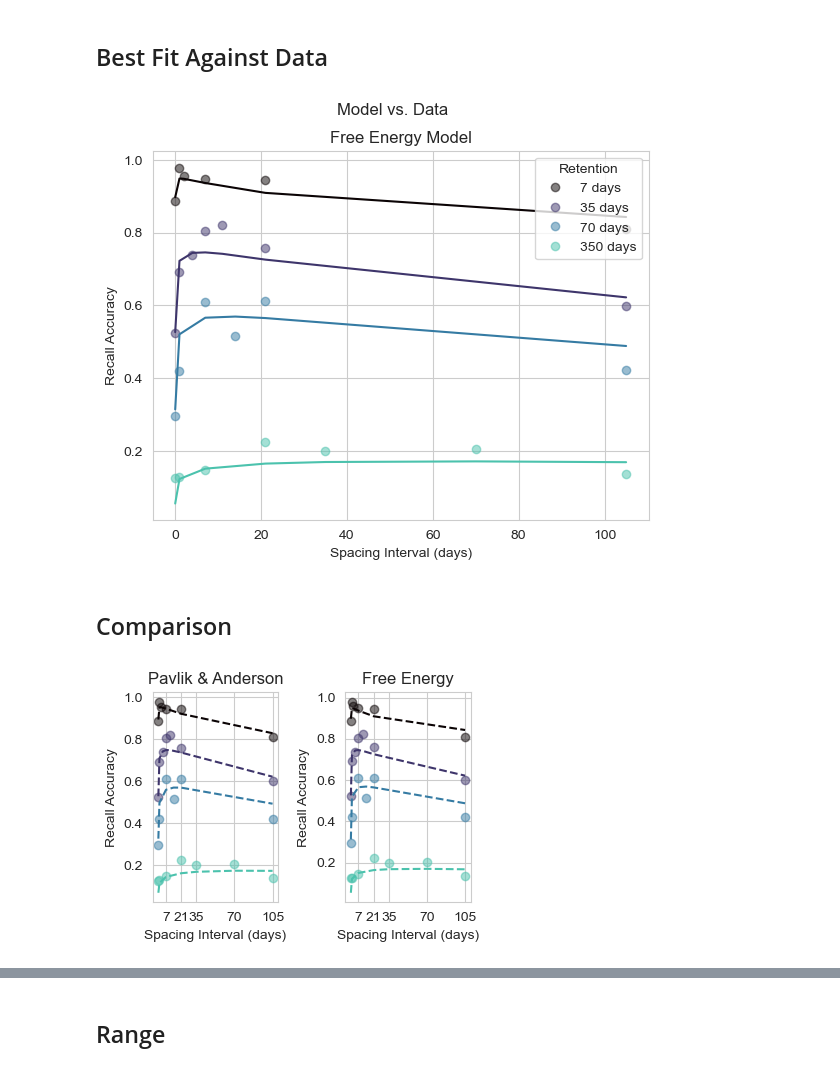
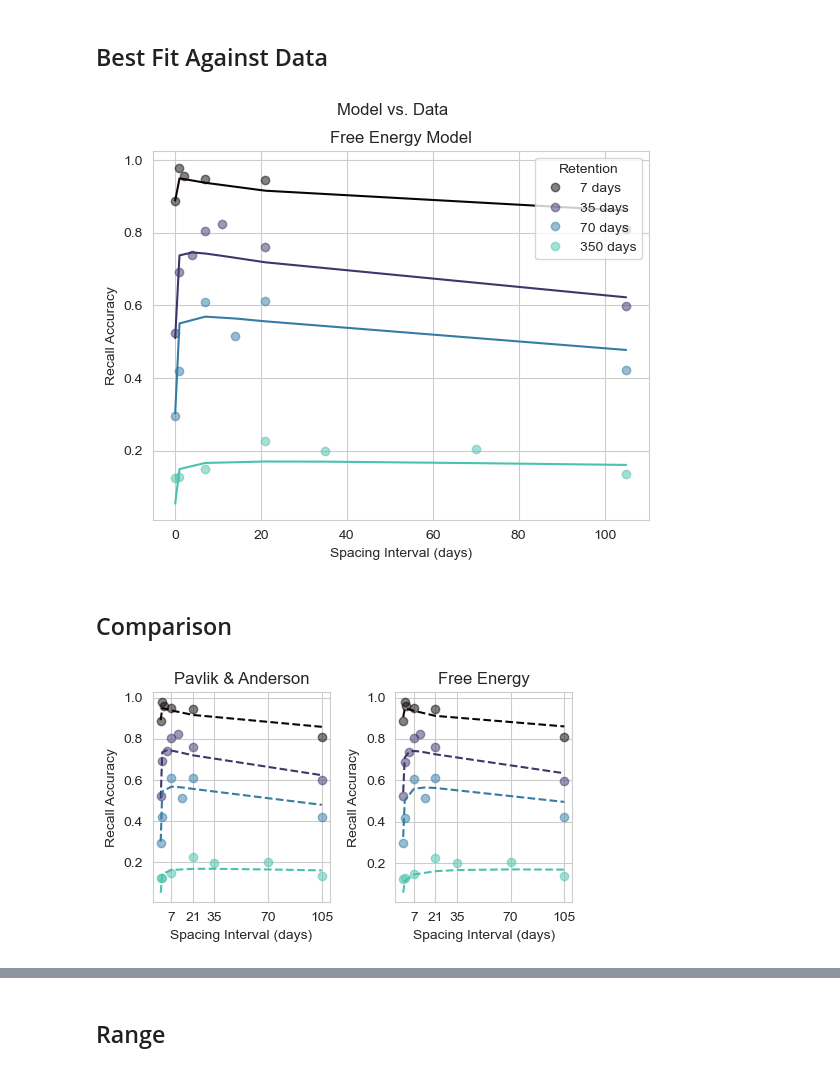
Before and after one commit to UWCCDL/SpacingEffect, a Jupyter notebook: spacing.ipynb, the cells around one changed output, grey strips where cells are left out. Saved outputs shown, nothing was run; the diff lists cells and outputs as text; code cells hidden in the pictures.

```diff
--- a/spacing.ipynb
+++ b/spacing.ipynb
@@ -200,18 +207,16 @@ def pavlik_mse(x):
     for ri in design.keys():
         predicted = np.array(results[ri])
         observed = np.array(cepeda.Accuracy[cepeda.RI == ri])
-        MSE += np.sum((predicted*100 - observed*100)**2)
+        MSE += np.sum((predicted - observed)**2)
     return np.sqrt(MSE)
 
 
-bads = BADS(pavlik_mse, x0=[0.5, 0.1, -5, 0.15],
+bads = BADS(pavlik_mse, x0=[0.2, 0.05, -1, 0.05],
             lower_bounds=[0, 0, -10, 0],
             upper_bounds=[2, 2, 0, 2],
             plausible_lower_bounds=[0.1, 0.1, -4, 0.1],
             plausible_upper_bounds=[1, 1, 0, 1],
             options={'display':'off'})
-
-
 
 pavlik_best = bads.optimize()
 
@@ -341,12 +345,12 @@ def free_energy_mse(x):
     for ri in design.keys():
         predicted = np.array(results[ri])
         observed = np.array(cepeda.Accuracy[cepeda.RI == ri])
-        MSE += np.sum((predicted*100 - observed*100)**2)
+        MSE += np.sum((predicted - observed)**2)
     return np.sqrt(MSE)
 
 
 
-bads = BADS(free_energy_mse, x0=[0.3, 25, -1.5, 0.25],
+bads = BADS(free_energy_mse, x0=[0.2, 30, -1.5, 0.25],
             lower_bounds=[0.0001, 1, -10, 0.001],
             upper_bounds=[2, 1000, 0, 2],
             plausible_lower_bounds=[0.2, 5, -5, 0.1], plausible_upper_bounds=[1, 100, -0.1, 1],
@@ -376,8 +380,8 @@ plt.show()
 ## Best Fit Against Data
 # %%
 fig, ax = plt.subplots()
-#cmap = mpl.colormaps['mako'] # Get the 'viridis' colormap
-#colors = cmap(np.linspace(0, 1, 5))
+cmap = mpl.colormaps['mako'] # Get the 'viridis' colormap
+colors = cmap(np.linspace(0, 1, 5))
 ax.set_prop_cycle(cycler('color', colors))
 
 cepeda.groupby("RI").plot(x="Spacing", y="Accuracy", marker="o", ax=ax, linestyle="", alpha=0.5)
@@ -400,42 +404,42 @@ for ri in design.keys():
 plt.savefig("cepeda_fear.png")
 plt.show()
 # %% [output]
-[figure, old version]
+[figure, new version]
 # %% [markdown]
 ## Comparison
 # %%
 fig, axs = plt.subplots(1,2)
-fig.set_size_inches((4, 3))
+fig.set_size_inches((5, 3))
 cmap = mpl.colormaps['mako'] # Get the 'viridis' colormap
 colors = cmap(np.linspace(0, 1, 5))
 
 results_both = [results_pa, results_fear]
 names_both = ["Pavlik & Anderson", "Free Energy"]
 for i, ax in enumerate(axs):
     results = results_both[i]
     name = names_both[i]
     ax.set_prop_cycle(cycler('color', colors))
     cepeda.groupby("RI").plot(x="Spacing", y="Accuracy", marker="o", ax=ax, linestyle="", alpha=0.5,
                              legend=False)
     #ax.legend(["%d days" % (x,) for x in [7, 35, 70, 350]],
     #        loc="upper right", title="Retention")
-    ax.set_xticks([7, 21, 35, 70, 105])
+
     ax.set_ylabel("Recall Accuracy")
     ax.set_xlabel("Spacing Interval (days)")
     ax.set_title(name)
 
     ax.set_prop_cycle(cycler('color', colors))
     for ri in design.keys():
         x = design[ri]
         y = results[ri]
         ax.plot(x, y, "--")
 #fig.suptitle("Model vs. Data")
 
 results_fear = free_energy(design, d=d_star, w0=w0_star, tau=tau_star, s=s_star)
 #plt.gca().set_prop_cycle(None)
 fig.tight_layout()
 plt.savefig("cepeda_both.png")
 plt.show()
 # %% [output]
-[figure, old version]
+[figure, new version]
 # %%
```
Also changed, not shown: parts of 27 cells of this notebook, 50 other files.
